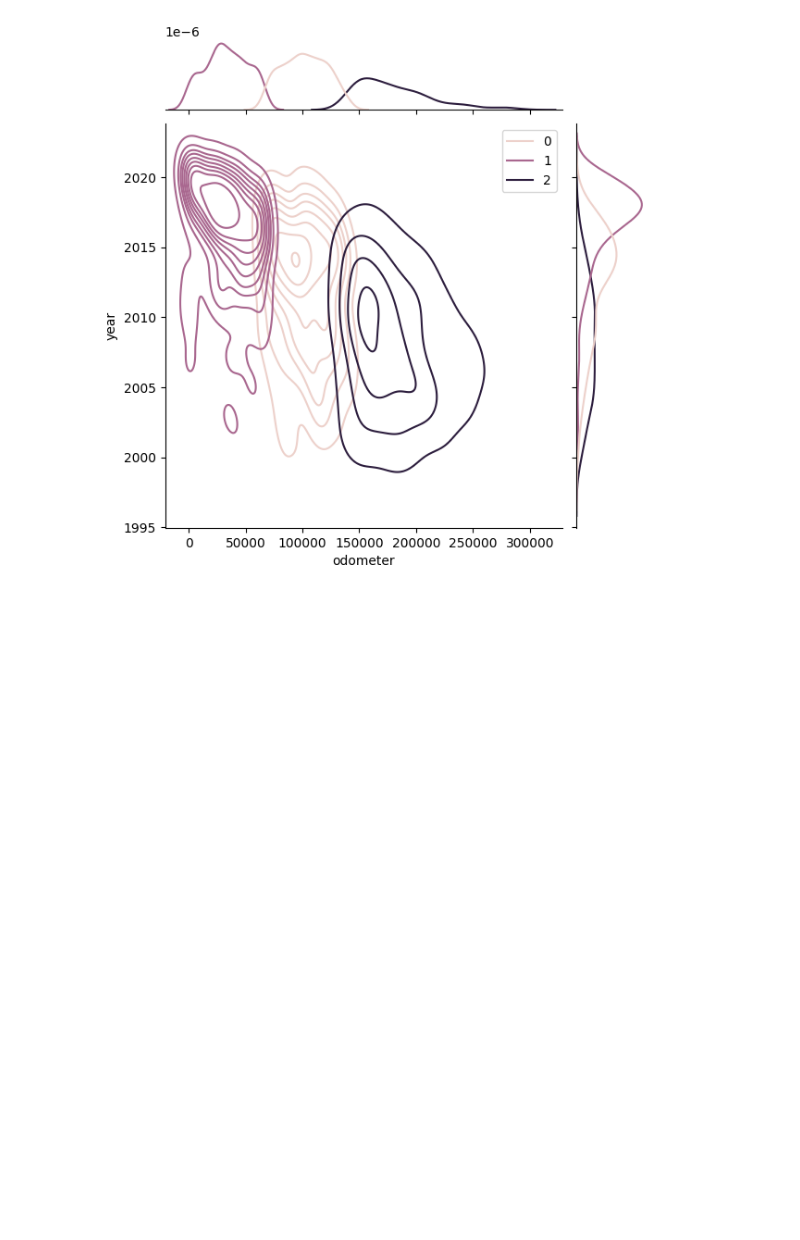
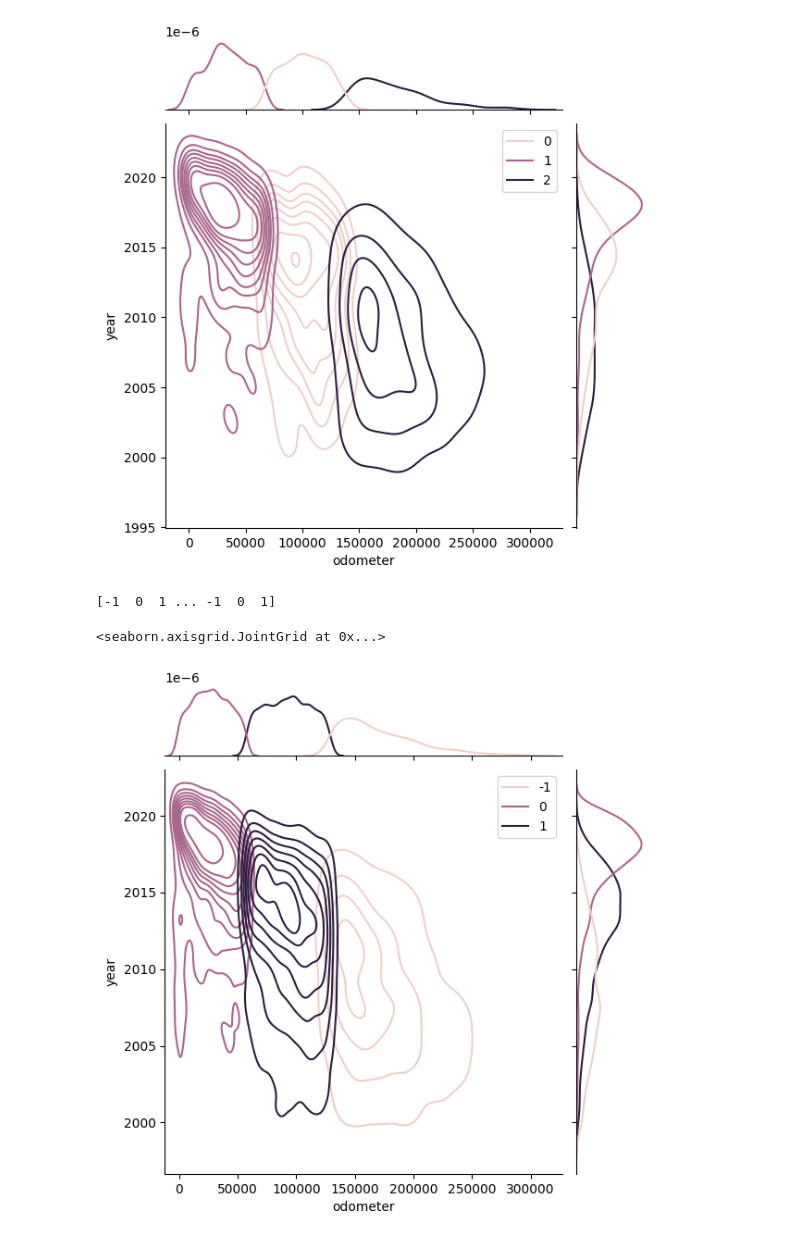
Before and after one commit to luckylluck2/sdp_cars, a Jupyter notebook: clustering.ipynb, the cells around one changed output. Cells and saved outputs as stored; diff of their text form; code cells hidden in the pictures; blank space fills up the shorter version.

```diff
--- a/clustering.ipynb
+++ b/clustering.ipynb
@@ -51,4 +52,5 @@ sns.jointplot(valDataFrame.iloc[:1000], x = 'odometer', y = 'year',
 <seaborn.axisgrid.JointGrid at 0x...>
 [figure]
 # %%
-kmeans_cluster = OPTICS(min_samples=0.1, max_eps=10000).fit(X_train[['odometer', 'year']].iloc[:1000])
+# kmeans_cluster = OPTICS(min_samples=0.1, max_eps=10000).fit(X_train[['odometer', 'year']].iloc[:1000])
+#0.6s
@@ -55 +63,14 @@ kmeans_cluster = OPTICS(min_samples=0.1, max_eps=10000).fit(X_train[['odometer',
+# %%
+valDataFrame = pd.DataFrame(X_val[['odometer', 'year']].copy())
+valDataFrame.columns = ['odometer', 'year']
+valdfPredict = kmeans_cluster.fit_predict(valDataFrame.iloc[:10000])
+print(valdfPredict.iloc[:10])
+# sns.kdeplot(valDataFrame, x = 'odometer', y = 'year',
+#                 hue = kmeans_cluster.predict(valDataFrame))
+sns.jointplot(valDataFrame.iloc[:10000], x = 'odometer', y = 'year',
+                hue = valdfPredict, kind = 'kde')
+# %% [output]
+[-1  0  1 ... -1  0  1]
+<seaborn.axisgrid.JointGrid at 0x...>
+[figure, added]
 # %%
```
Also changed, not shown: parts of 6 cells of this notebook.
